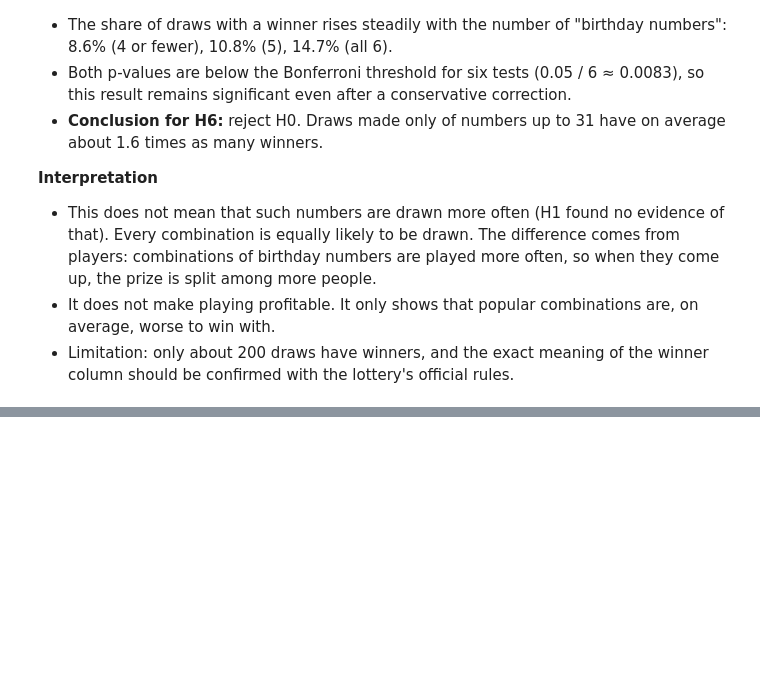
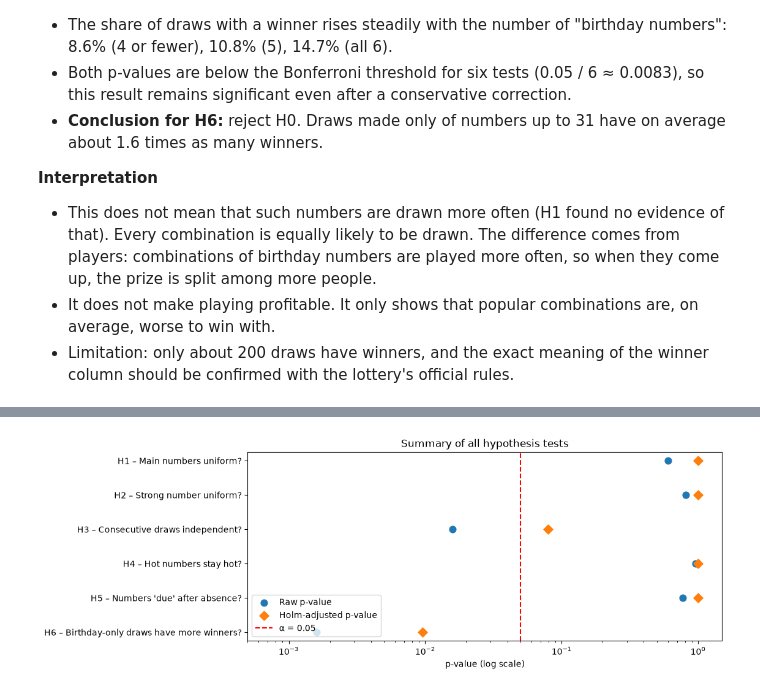
Before and after one commit to timbercodes/lottery-data-analysis, a Jupyter notebook: notebooks/03_hypothesis_tests.ipynb, the cells around one changed output, grey strips where cells are left out. Drawn from its saved outputs; the diff is of its cells as text; code cells hidden in the pictures; blank space fills up the shorter version.

Commit message:
✨ Add results summary with Holm correction

```diff
--- a/notebooks/03_hypothesis_tests.ipynb
+++ b/notebooks/03_hypothesis_tests.ipynb
@@ -621,0 +669,22 @@ pd.DataFrame(rows)
+# %%
+import matplotlib.pyplot as plt
+
+y = np.arange(m)[::-1]
+
+fig, ax = plt.subplots(figsize=(10, 4))
+
+ax.scatter(results["p_value"], y, marker="o", s=60, label="Raw p-value")
+ax.scatter(results["p_holm"], y, marker="D", s=60, label="Holm-adjusted p-value")
+ax.axvline(ALPHA, color="red", linestyle="--", label=f"α = {ALPHA}")
+
+ax.set_yticks(y)
+ax.set_yticklabels(results["hypothesis"] + " – " + results["question"])
+ax.set_xscale("log")
+ax.set_xlim(5e-4, 1.5)
+ax.set_xlabel("p-value (log scale)")
+ax.set_title("Summary of all hypothesis tests")
+ax.legend(loc="lower left")
+
+plt.show()
+# %% [output]
+[figure, added]
```
Also changed, not shown: parts of 3 cells of this notebook.
